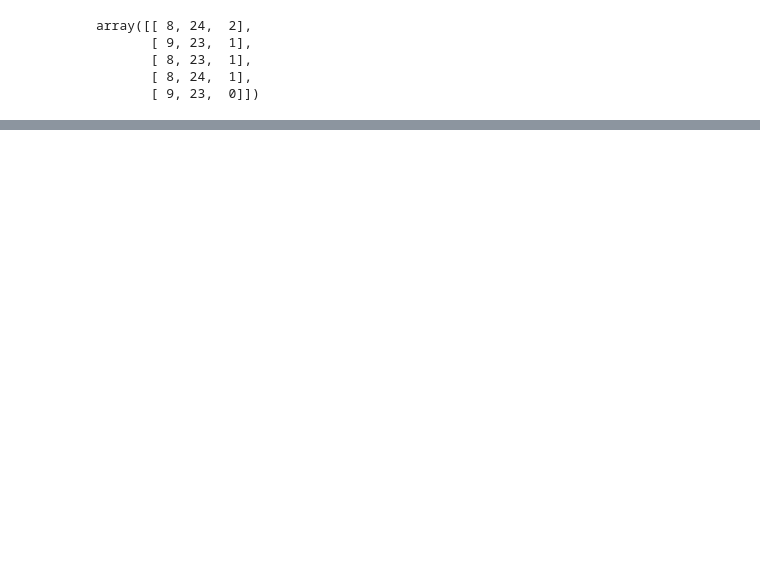
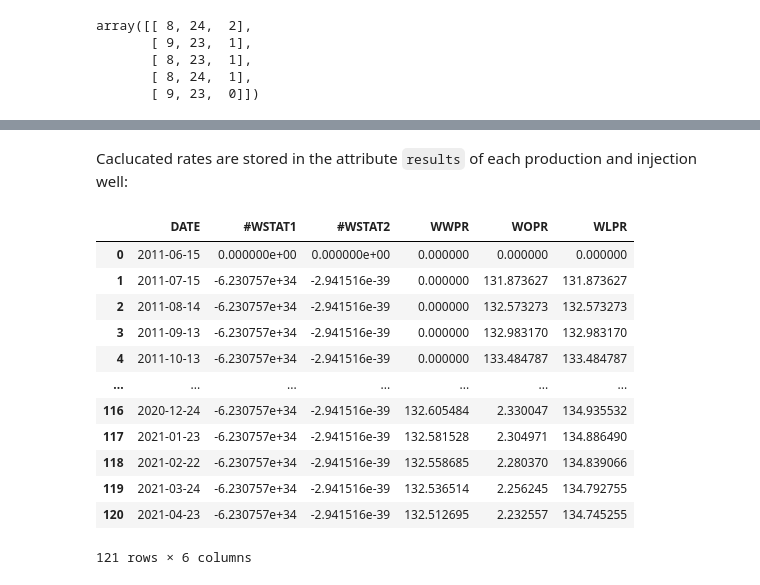
Before and after one commit to deepfield-team/DeepField, a Jupyter notebook: tutorials/04.Wells.ipynb, the cells around one changed output, grey strips where cells are left out. Drawn from its saved outputs; the diff is of its cells as text; code cells hidden in the pictures; blank space fills up the shorter version.

```diff
--- a/tutorials/04.Wells.ipynb
+++ b/tutorials/04.Wells.ipynb
@@ -193,0 +213,2 @@ Done! This tutorial is far from complete, e.g. we do not discuss implemented rat
+# %%
+model_with_rates = Field('egg.hdf5').load()
@@ -193,0 +225,18 @@ Done! This tutorial is far from complete, e.g. we do not discuss implemented rat
+# %% [markdown]
+Caclucated rates are stored in the attribute `results` of each production and injection well:
+# %%
+model_with_rates.wells['PROD1'].results
+# %% [output]
+|  | DATE | #WSTAT1 | #WSTAT2 | WWPR | WOPR | WLPR |
+| 0 | 2011-06-15 | 0.000000e+00 | 0.000000e+00 | 0.000000 | 0.000000 | 0.000000 |
+| 1 | 2011-07-15 | -6.230757e+34 | -2.941516e-39 | 0.000000 | 131.873627 | 131.873627 |
+| 2 | 2011-08-14 | -6.230757e+34 | -2.941516e-39 | 0.000000 | 132.573273 | 132.573273 |
+| 3 | 2011-09-13 | -6.230757e+34 | -2.941516e-39 | 0.000000 | 132.983170 | 132.983170 |
+| 4 | 2011-10-13 | -6.230757e+34 | -2.941516e-39 | 0.000000 | 133.484787 | 133.484787 |
+| ... | ... | ... | ... | ... | ... | ... |
+| 116 | 2020-12-24 | -6.230757e+34 | -2.941516e-39 | 132.605484 | 2.330047 | 134.935532 |
+| 117 | 2021-01-23 | -6.230757e+34 | -2.941516e-39 | 132.581528 | 2.304971 | 134.886490 |
+| 118 | 2021-02-22 | -6.230757e+34 | -2.941516e-39 | 132.558685 | 2.280370 | 134.839066 |
+| 119 | 2021-03-24 | -6.230757e+34 | -2.941516e-39 | 132.536514 | 2.256245 | 134.792755 |
+| 120 | 2021-04-23 | -6.230757e+34 | -2.941516e-39 | 132.512695 | 2.232557 | 134.745255 |
+121 rows × 6 columns
```
Also changed, not shown: parts of 33 cells of this notebook, 8 other files.
